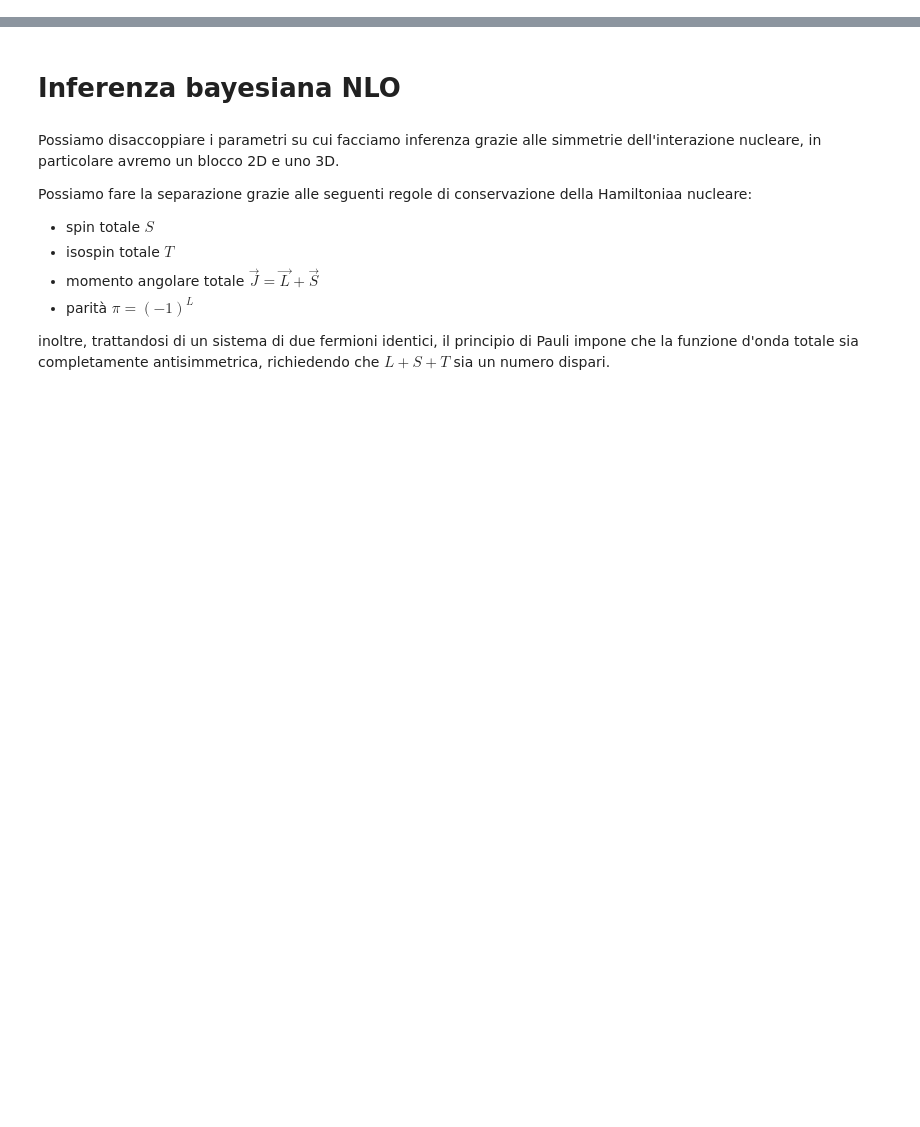
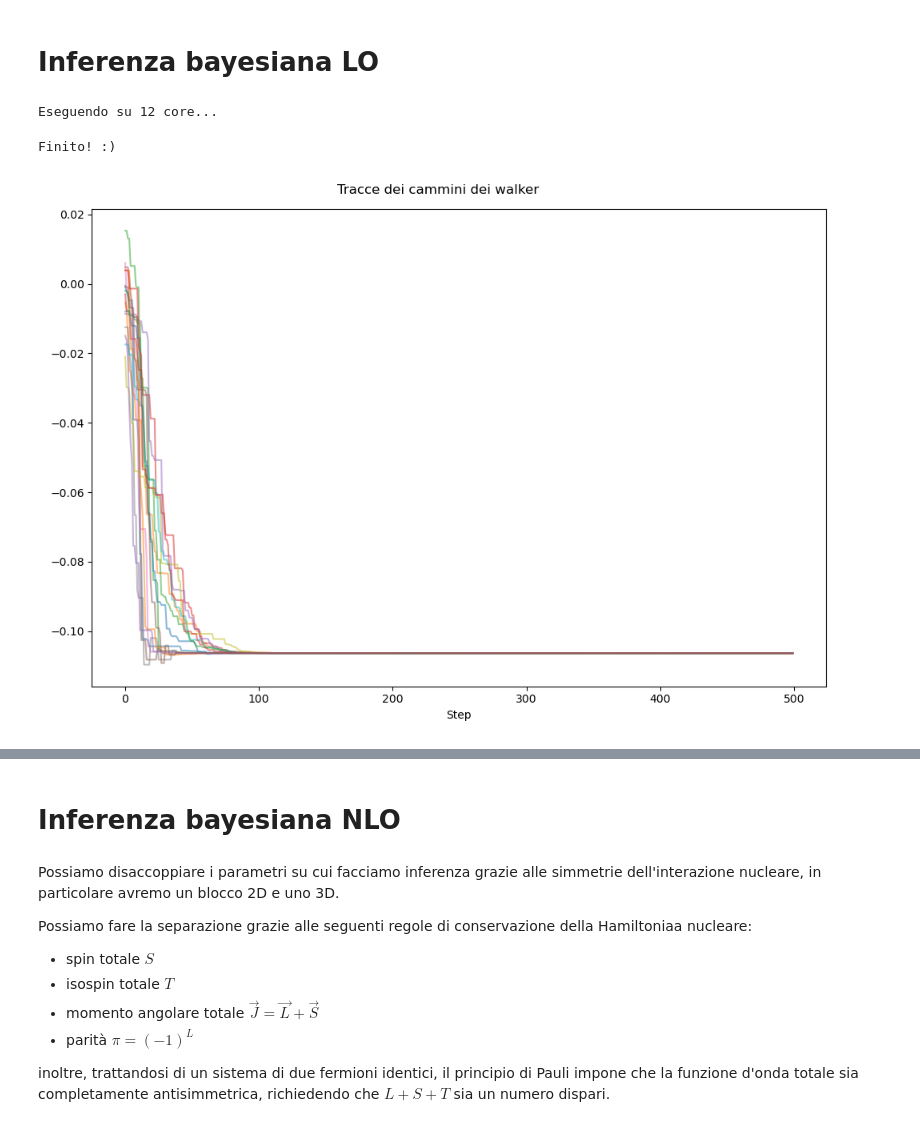
Before and after one commit to Lvetto/lmd_forza_nucleare, a Jupyter notebook: bayes_separato.ipynb, the cells around one changed output, grey strips where cells are left out. Cells and saved outputs as stored; diff of their text form; code cells hidden in the pictures; blank space fills up the shorter version.

```diff
--- a/bayes_separato.ipynb
+++ b/bayes_separato.ipynb
@@ -21,3 +21,26 @@ import datetime
 # %%
 %matplotlib widget
 plt.close('all')
+# %% [markdown]
+# Inferenza bayesiana LO
+# %%
+T_Lab = granada.Tlabs
+
+shift_1S0 = granada.delta_1S0
+shift_1S0_error = granada.delta_1S0_errors
+
+shift_3S1 = granada.delta_3S1
+shift_3S1_error = granada.delta_3S1_errors
+
+shift_3D1 = granada.delta_3D1
+shift_3D1_error = granada.delta_3D1_errors
+
+shift_mix = granada.delta_3E1
+shift_mix_error = granada.delta_3E1_errors
+# %%
+nn = nn_studio.nn_studio(jmin=0, jmax=1, tzmin=0, tzmax=0, Np=30, mesh_type="gauleg_infinite")
+nn.Tlabs = T_Lab
+nn.V = chiral_potential.two_nucleon_potential("LO",Lambda=500.0)
+
+_, channel_1S0 = nn.lookup_channel_idx(l=0,ll=0,s=0,j=0)
+_, channel_3S1 = nn.lookup_channel_idx(l=0,ll=2,s=1,j=1)
@@ -23,0 +77,52 @@ plt.close('all')
+# %%
+# emcee sul parametro C_1S0
+# MCMC
+ndim = 1
+nwalkers = 16
+nsteps = 500
+
+initial_guess = np.array([0.0])
+dispersione = np.where(np.abs(initial_guess) > 0.0, np.abs(initial_guess * 0.01), 0.01)
+initial_pos = initial_guess + dispersione * np.random.standard_normal((nwalkers, ndim))
+
+ncpu = os.cpu_count()
+
+if __name__ == "__main__":
+    with Pool(processes=ncpu) as pool:
+        sampler = emcee.EnsembleSampler(
+            nwalkers,
+            ndim,
+            ln_posterior_LO_1S0,
+            args=(nn, channel_1S0, shift_1S0, shift_1S0_error),
+            pool=pool,
+        )
+        print(f"Eseguendo su {ncpu} core...")
+        sampler.run_mcmc(initial_pos, nsteps, progress=True)
+
+    print("\nFinito! :)\n")
+# %% [output]
+Eseguendo su 12 core...
+Finito! :)
+# %%
+full_chain = sampler.get_chain()
+
+fig, axes = plt.subplots(ndim, figsize=(10, 7), sharex=True)
+
+if isinstance(axes, np.ndarray):
+    axes = axes.flatten()
+elif isinstance(axes, plt.Axes):
+    axes = [axes]
+
+#labels = ["C_1S0", "C_3S1"]
+
+for i in range(ndim):
+    ax = axes[i]
+    for walker in range(nwalkers):
+        ax.plot(full_chain[:, walker, i], alpha=0.5)
+    #ax.set_ylabel(labels[i])
+axes[-1].set_xlabel("Step")
+plt.suptitle("Tracce dei cammini dei walker")
+plt.tight_layout()
+plt.show()
+# %% [output]
+[figure, added]
```
Also changed, not shown: parts of 10 cells of this notebook, 1 other file.
